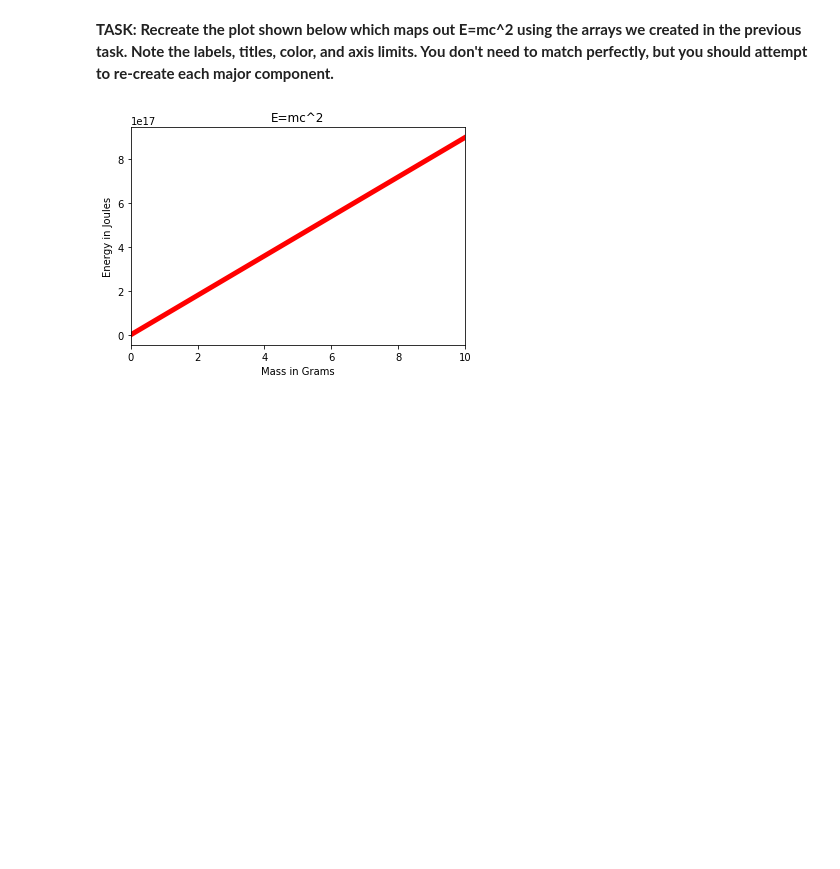
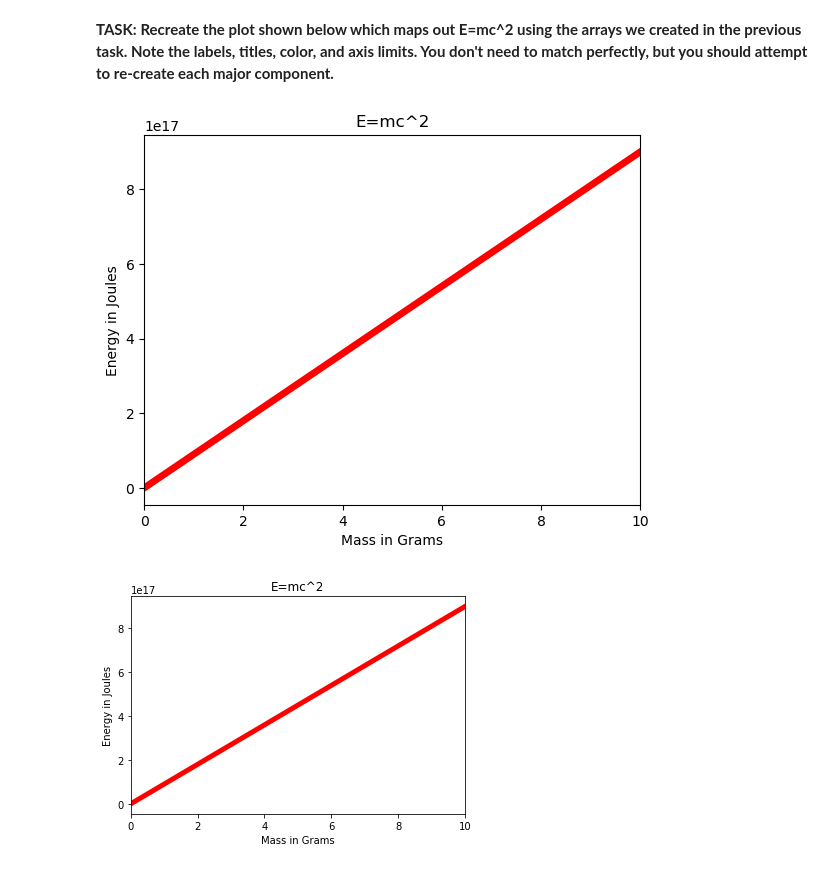
Before and after one commit to jocdev28/DS_ML_COURSE, a Jupyter notebook: NOTEBOOKS_DS_ML_COURSE/04-Matplotlib/04-Matplotlib Exercises .ipynb, the cells around one changed output. Cells and saved outputs as stored; diff of their text form; code cells hidden in the pictures; blank space fills up the shorter version.

```diff
--- a/NOTEBOOKS_DS_ML_COURSE/04-Matplotlib/04-Matplotlib Exercises .ipynb
+++ b/NOTEBOOKS_DS_ML_COURSE/04-Matplotlib/04-Matplotlib Exercises .ipynb
@@ -45,6 +45,7 @@ The array m should look like this:
 [ 0.  1.  2.  3.  4.  5.  6.  7.  8.  9. 10.]
 # %%
 # CODE HERE
-E = m * (186000 ** 2)
+c = 3 * (10 ** 8)
+E = m * (c ** 2)
 E
 # %% [output]
@@ -70,3 +68,13 @@ Now that we have the arrays E and m, we can plot this to see the relationship be
+# %%
+# CODE HERE
+plt.plot(m, E, color='red', lw=5)
+plt.xlabel('Mass in Grams')
+plt.ylabel('Energy in Joules')
+plt.title('E=mc^2')
+plt.xlim(0, 10)
+plt.show()
+# %% [output]
+[figure, added]
 # %%
 # DON'T RUN THE CELL BELOW< THAT WILL ERASE THE PLOT!
 # %%
```
Also changed, not shown: parts of 12 cells of this notebook.
